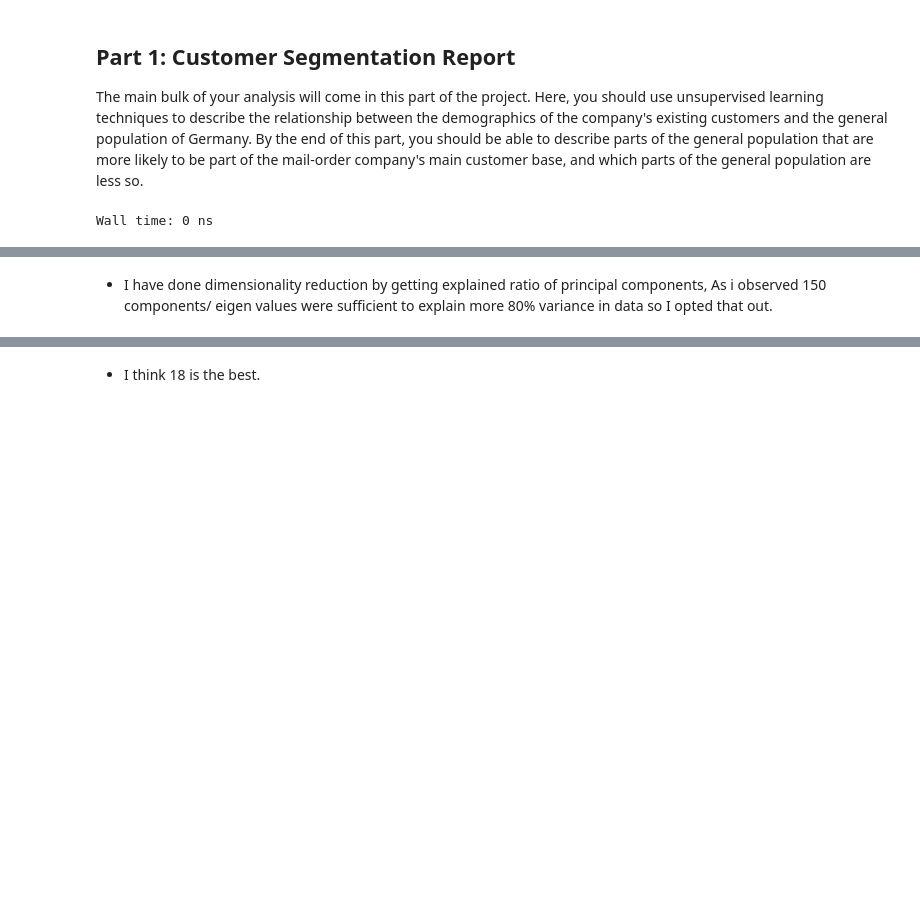
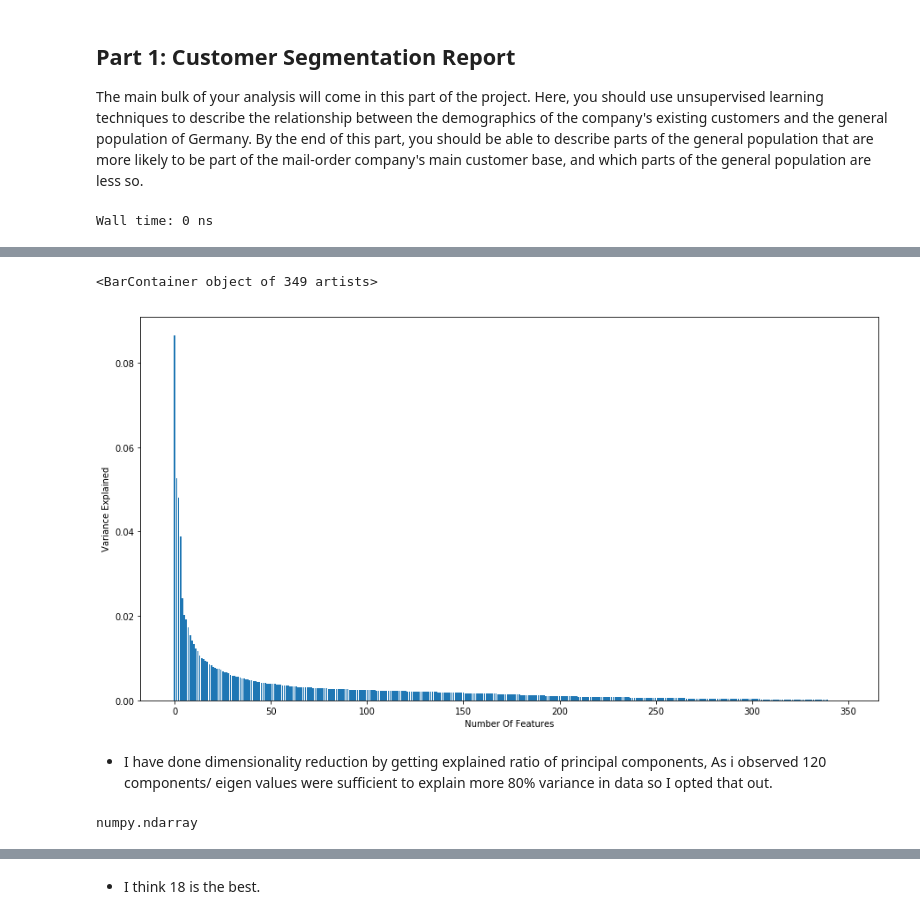
Before and after one commit to xueweiyema/ArvatoProject, a Jupyter notebook: Arvato Project Workbook.ipynb, the cells around one changed output, grey strips where cells are left out. Saved outputs shown, nothing was run; the diff lists cells and outputs as text; code cells hidden in the pictures; blank space fills up the shorter version.

```diff
--- a/Arvato Project Workbook.ipynb
+++ b/Arvato Project Workbook.ipynb
@@ -839,3 +858,14 @@ Wall time: 57.8 s
+# %%
+# Investigate the variance accounted for by each principal component.
+plt.figure(figsize=(15,8))
+explained_variance_ratio=[val for val in pca.explained_variance_ratio_]
+cv=np.cumsum(np.round(explained_variance_ratio, decimals=3))
+plt.ylabel('Variance Explained')
+plt.xlabel('Number Of Features')
+plt.bar(range(0,len(explained_variance_ratio)),explained_variance_ratio)
+# %% [output]
+<BarContainer object of 349 artists>
+[figure, added]
 # %% [markdown]
-- I have done dimensionality reduction by getting explained ratio of principal components, As i observed 150 components/ eigen values were sufficient to explain more 80% variance in data so I opted that out.
+- I have done dimensionality reduction by getting explained ratio of principal components, As i observed 120 components/ eigen values were sufficient to explain more 80% variance in data so I opted that out.
 # %%
@@ -843,4 +873,8 @@ pca = PCA(n_components=150)
 principalComponents_updated = pca.fit_transform(scaled)
+# %%
+type(principalComponents_updated)
+# %% [output]
+numpy.ndarray
 # %%
 first_comp=pca.components_[0]
 first_comp_sorted=sorted(first_comp,reverse=True)
```
Also changed, not shown: parts of 51 cells of this notebook, 1 other file.
